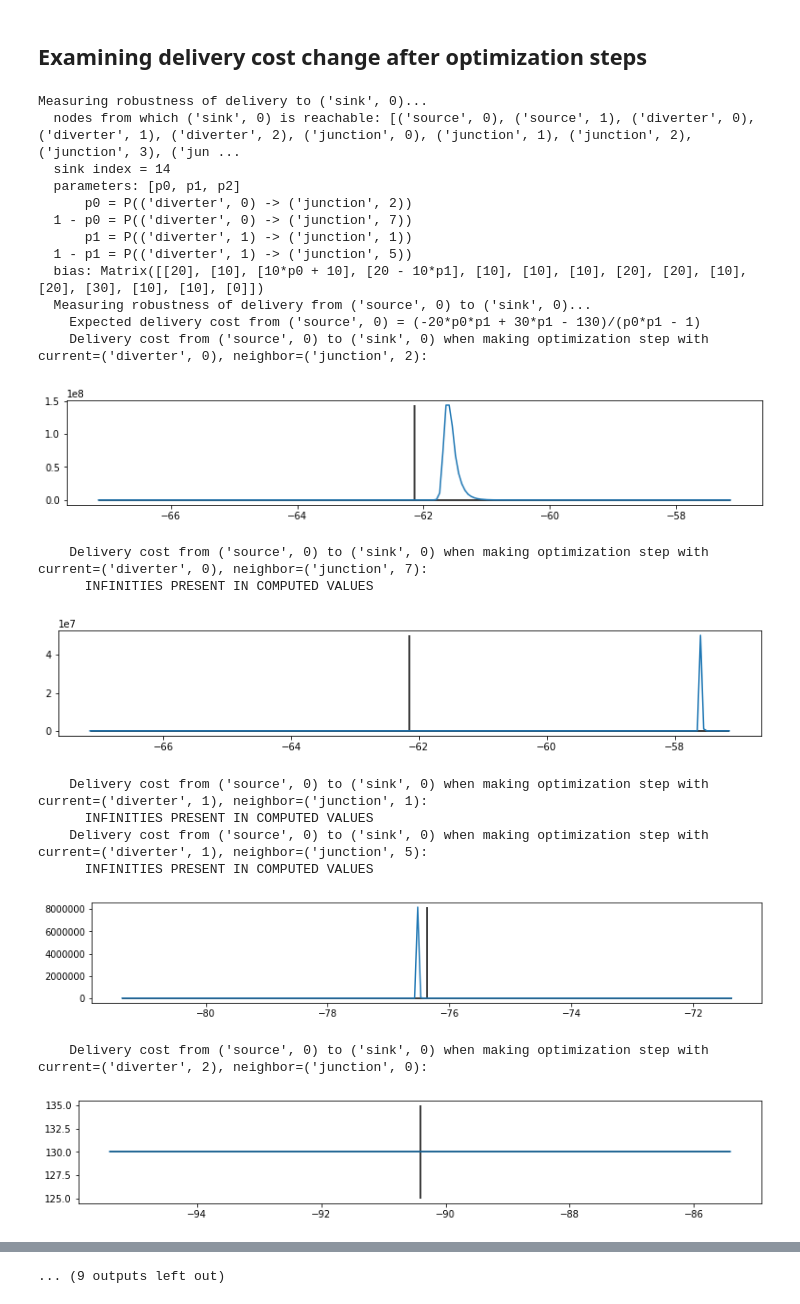
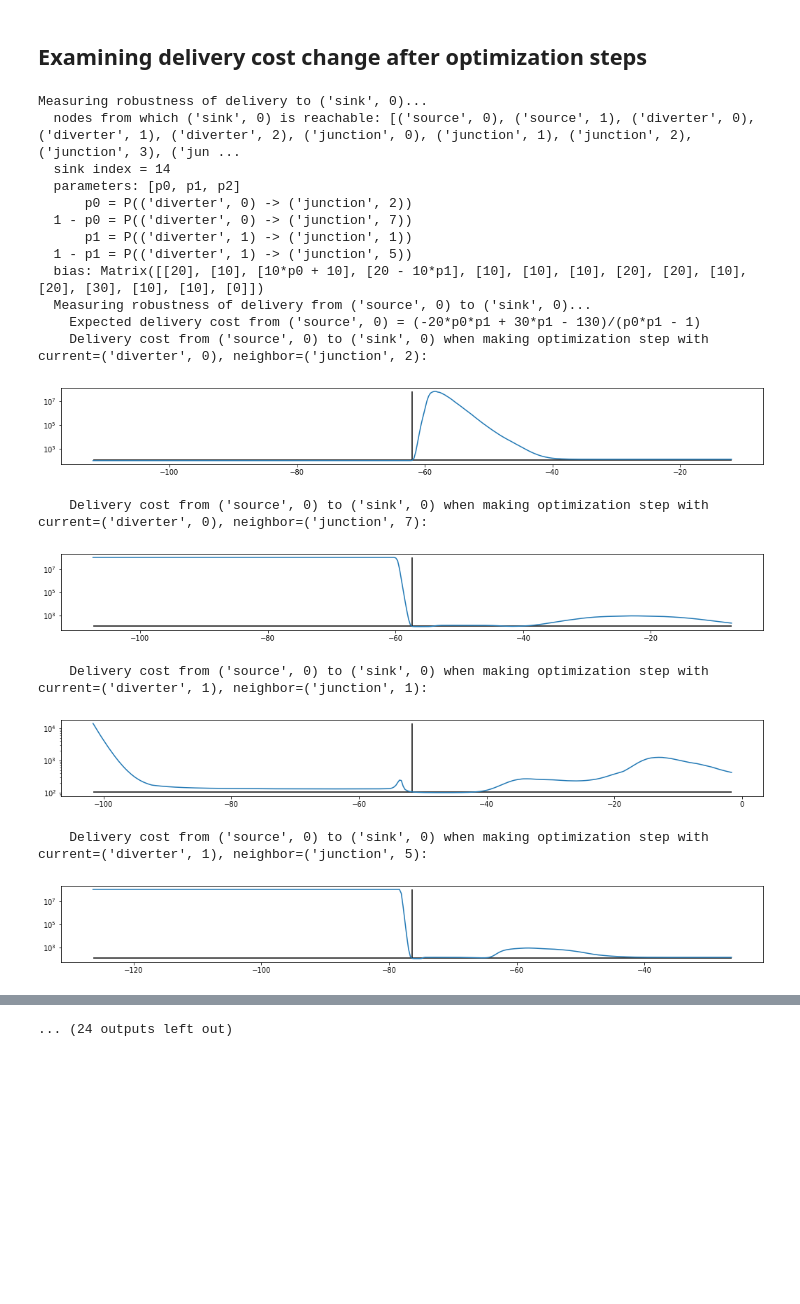
Before and after one commit to flyingleafe/dqnroute, a Jupyter notebook: notebooks/igor_run_simulation.ipynb, the cells around one changed output, grey strips where cells are left out. Drawn from its saved outputs; the diff is of its cells as text; code cells hidden in the pictures; blank space fills up the shorter version.

```diff
--- a/notebooks/igor_run_simulation.ipynb
+++ b/notebooks/igor_run_simulation.ipynb
@@ -516,7 +516,7 @@ g.q_network.ff_net = torch.load(filename)
 # %% [markdown]
 ## Examining delivery cost change after optimization steps
 # %%
-smoothing_alpha = 0#0.001
+smoothing_alpha = 1e-6
 
 for sink in g.sinks:
     print(f"Measuring robustness of delivery to {sink}...")
@@ -563,65 +563,67 @@ for sink in g.sinks:
         for node_key in g.diverters:
             curent_embedding, neighbors, neighbor_embeddings = g.node_to_embeddings(node_key, sink)
 
-            with torch.no_grad():
-                reference_q = g.q_forward(curent_embedding, sink_embedding, neighbor_embedding).flatten().item()
+            for neighbor_key, neighbor_embedding in zip(neighbors, neighbor_embeddings):
+                with torch.no_grad():
+                    reference_q = g.q_forward(curent_embedding, sink_embedding, neighbor_embedding).flatten().item()
+                actual_qs = reference_q + np.linspace(-50, 50, 351)
 
-            actual_qs = reference_q + np.linspace(-5, 5, 201)
+                opt = torch.optim.SGD(g.q_network.parameters(), lr=0.01)
+                opt.zero_grad()
+                predicted_q = g.q_forward(curent_embedding, sink_embedding, neighbor_embedding).flatten()
+                predicted_q.backward()
 
-            for neighbor_key, neighbor_embedding in zip(neighbors, neighbor_embeddings):
+                def gd_step(predicted_q, actual_q, lr: float):
+                    for p in g.q_network.parameters():
+                        if p.grad is not None:
+                            mse_gradient = 2 * (predicted_q - actual_q) * p.grad
+                            p -= lr * mse_gradient
+                #opt = torch.optim.RMSprop(g.q_network.ff_net.parameters(), lr=0.001)
                 objective_values = []
-                for actual_q in actual_qs:
-                    #opt = torch.optim.RMSprop(g.q_network.ff_net.parameters(), lr=0.001)
-                    opt = torch.optim.SGD(g.q_network.ff_net.parameters(), lr=0.01)
-                    predicted_q = g.q_forward(curent_embedding, sink_embedding, neighbor_embedding).flatten()
-                    #print(predicted_q)
-                    loss = torch.square(predicted_q - actual_q)
-                    loss.backward()
-                    opt.step()
-                    with torch.no_grad():
+                lr = 0.001
+                with torch.no_grad():
+                    for actual_q in actual_qs:
+                        gd_step(predicted_q, actual_q, lr)
                         objective_values += [get_objective()]
-                    g.q_network.ff_net = torch.load(filename)
+                        gd_step(predicted_q, actual_q, -lr)
                 objective_values = torch.tensor(objective_values)
                 print(f"    Delivery cost from {source} to {sink} when making optimization step with current={node_key},"
                           f" neighbor={neighbor_key}:")
                 if torch.isinf(objective_values).any():
                     print("      INFINITIES PRESENT IN COMPUTED VALUES")
                     inf_indices = torch.isinf(objective_values)
                     if sum(inf_indices) == objective_values.numel():
                         continue
                     regular_values = objective_values[~inf_indices]
                     neginf_indices = (objective_values < 0) & inf_indices
                     posinf_indices = (objective_values > 0) & inf_indices
                     objective_values[neginf_indices] = min(regular_values) - 5
                     objective_values[posinf_indices] = max(regular_values) + 5
-                plt.figure(figsize=(13, 2))
+                plt.figure(figsize=(18, 2))
+                plt.yscale("log")
                 plt.plot(actual_qs, objective_values)
                 gap = max(objective_values) - min(objective_values)
                 y_delta = 0 if gap > 0 else 5
                 plt.vlines(reference_q, min(objective_values) - y_delta, max(objective_values) + y_delta)
                 plt.hlines(objective_values[len(objective_values) // 2], min(actual_qs), max(actual_qs))
                 plt.show()
 # %% [output]
 Measuring robustness of delivery to ('sink', 0)...
   nodes from which ('sink', 0) is reachable: [('source', 0), ('source', 1), ('diverter', 0), ('diverter', 1), ('diverter', 2), ('junction', 0), ('junction', 1), ('junction', 2), ('junction', 3), ('jun ...
   sink index = 14
   parameters: [p0, p1, p2]
       p0 = P(('diverter', 0) -> ('junction', 2))
   1 - p0 = P(('diverter', 0) -> ('junction', 7))
       p1 = P(('diverter', 1) -> ('junction', 1))
   1 - p1 = P(('diverter', 1) -> ('junction', 5))
   bias: Matrix([[20], [10], [10*p0 + 10], [20 - 10*p1], [10], [10], [10], [20], [20], [10], [20], [30], [10], [10], [0]])
   Measuring robustness of delivery from ('source', 0) to ('sink', 0)...
     Expected delivery cost from ('source', 0) = (-20*p0*p1 + 30*p1 - 130)/(p0*p1 - 1)
     Delivery cost from ('source', 0) to ('sink', 0) when making optimization step with current=('diverter', 0), neighbor=('junction', 2):
-[figure, old version]
+[figure, new version]
     Delivery cost from ('source', 0) to ('sink', 0) when making optimization step with current=('diverter', 0), neighbor=('junction', 7):
-      INFINITIES PRESENT IN COMPUTED VALUES
-[figure, old version]
+[figure, new version]
     Delivery cost from ('source', 0) to ('sink', 0) when making optimization step with current=('diverter', 1), neighbor=('junction', 1):
-      INFINITIES PRESENT IN COMPUTED VALUES
-    Delivery cost from ('source', 0) to ('sink', 0) when making optimization step with current=('diverter', 1), neighbor=('junction', 5):
-      INFINITIES PRESENT IN COMPUTED VALUES
-[figure, old version]
+[figure, new version]
-    Delivery cost from ('source', 0) to ('sink', 0) when making optimization step with current=('diverter', 2), neighbor=('junction', 0):
+    Delivery cost from ('source', 0) to ('sink', 0) when making optimization step with current=('diverter', 1), neighbor=('junction', 5):
-[figure, old version]
+[figure, new version]
@@ -639 +636 @@ Measuring robustness of delivery to ('sink', 0)...
-... (9 outputs left out)
+... (24 outputs left out)
```
Also changed, not shown: parts of 1 cell of this notebook.
